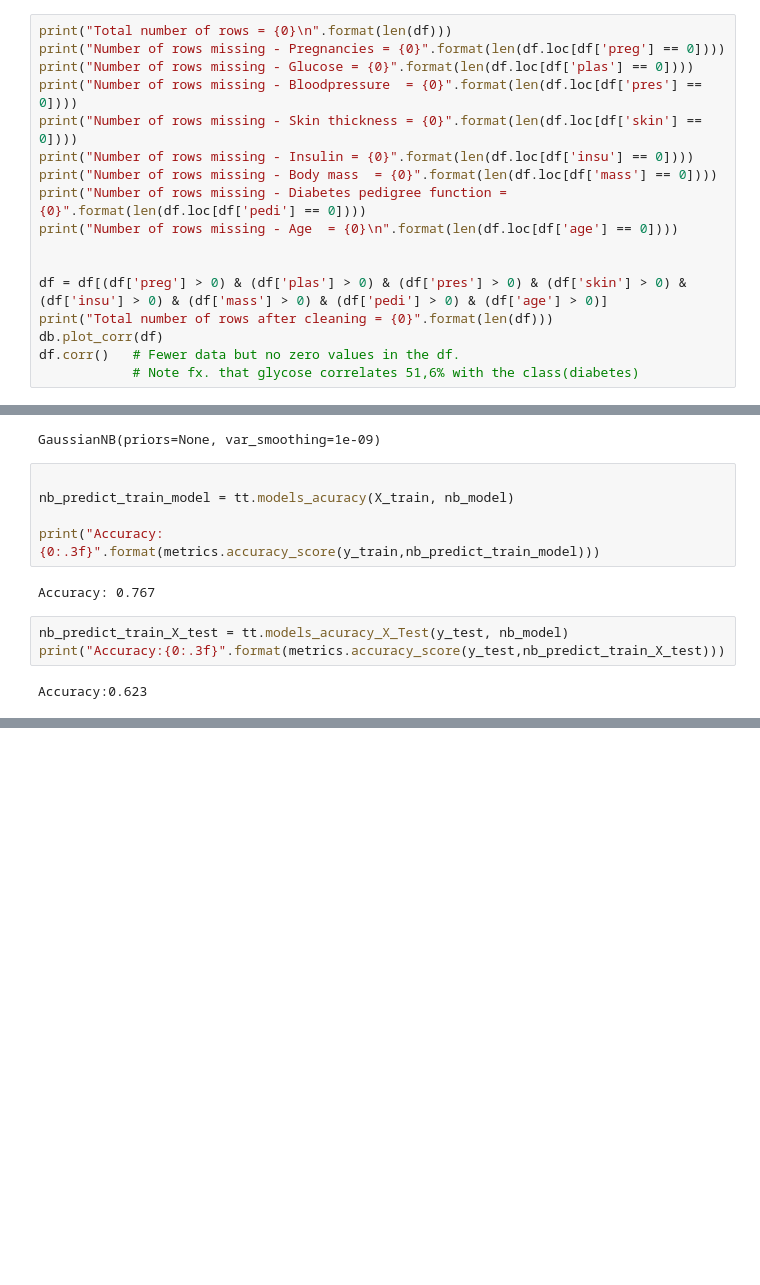
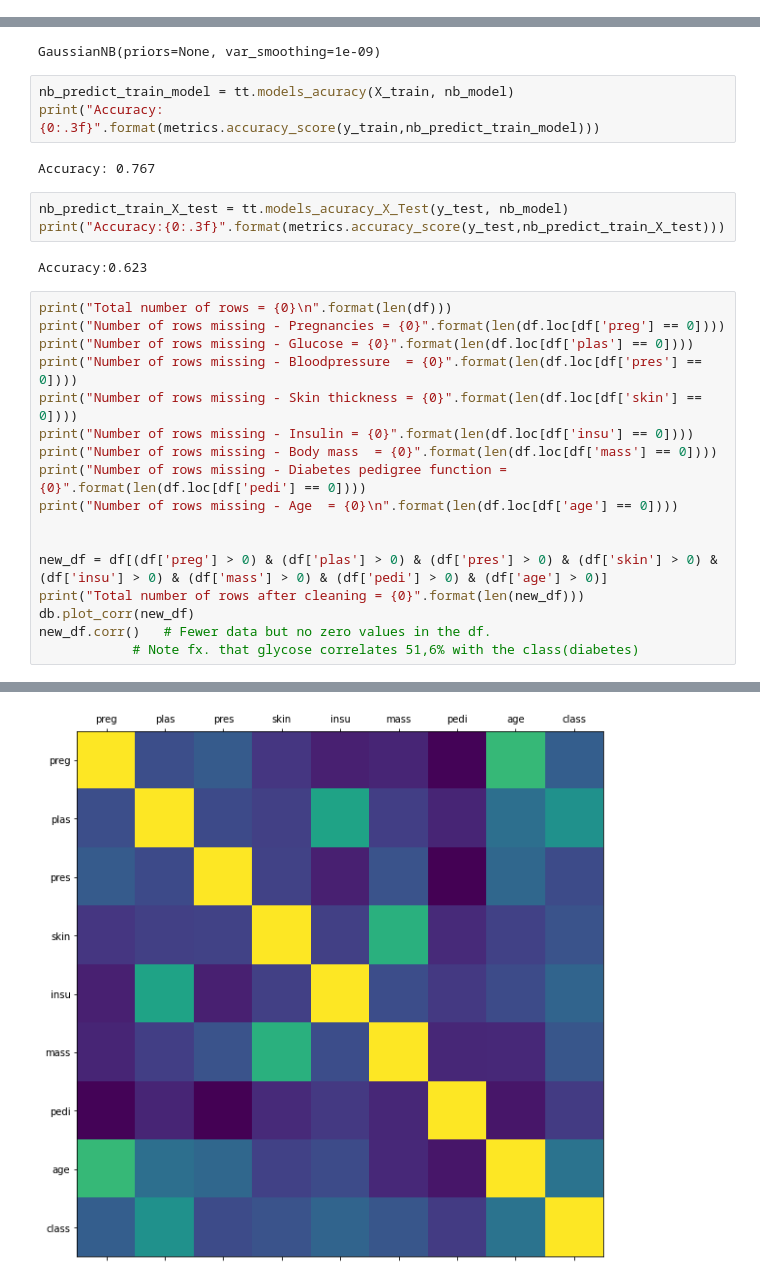
Before and after one commit to HenrikAgger/PythonProject, a Jupyter notebook: diabetes_analysis.ipynb, the cells around one changed output, grey strips where cells are left out. Drawn from its saved outputs; the diff is of its cells as text; blank space fills up the shorter version.

```diff
--- a/diabetes_analysis.ipynb
+++ b/diabetes_analysis.ipynb
@@ -38,20 +38,3 @@ print("{0:0.2f}% in test set".format((len(X_test)/len(df.index)) * 100))
 # %% [output]
 69.92% in training set
 30.08% in test set
-# %%
-print("Total number of rows = {0}\n".format(len(df)))
-print("Number of rows missing - Pregnancies = {0}".format(len(df.loc[df['preg'] == 0])))
-print("Number of rows missing - Glucose = {0}".format(len(df.loc[df['plas'] == 0])))
-print("Number of rows missing - Bloodpressure  = {0}".format(len(df.loc[df['pres'] == 0])))
-print("Number of rows missing - Skin thickness = {0}".format(len(df.loc[df['skin'] == 0])))
-print("Number of rows missing - Insulin = {0}".format(len(df.loc[df['insu'] == 0])))
-print("Number of rows missing - Body mass  = {0}".format(len(df.loc[df['mass'] == 0])))
-print("Number of rows missing - Diabetes pedigree function = {0}".format(len(df.loc[df['pedi'] == 0])))
-print("Number of rows missing - Age  = {0}\n".format(len(df.loc[df['age'] == 0])))
-
-
-df = df[(df['preg'] > 0) & (df['plas'] > 0) & (df['pres'] > 0) & (df['skin'] > 0) & (df['insu'] > 0) & (df['mass'] > 0) & (df['pedi'] > 0) & (df['age'] > 0)]
-print("Total number of rows after cleaning = {0}".format(len(df)))
-db.plot_corr(df)
-df.corr()   # Fewer data but no zero values in the df.
-            # Note fx. that glycose correlates 51,6% with the class(diabetes)
@@ -85,9 +44,7 @@ print(nb_model)
 # %% [output]
 GaussianNB(priors=None, var_smoothing=1e-09)
 # %%
-
 nb_predict_train_model = tt.models_acuracy(X_train, nb_model)
-
 print("Accuracy: {0:.3f}".format(metrics.accuracy_score(y_train,nb_predict_train_model)))
 # %% [output]
 Accuracy: 0.767
@@ -96,3 +53,21 @@ nb_predict_train_X_test = tt.models_acuracy_X_Test(y_test, nb_model)
 print("Accuracy:{0:.3f}".format(metrics.accuracy_score(y_test,nb_predict_train_X_test)))
 # %% [output]
 Accuracy:0.623
+# %%
+print("Total number of rows = {0}\n".format(len(df)))
+print("Number of rows missing - Pregnancies = {0}".format(len(df.loc[df['preg'] == 0])))
+print("Number of rows missing - Glucose = {0}".format(len(df.loc[df['plas'] == 0])))
+print("Number of rows missing - Bloodpressure  = {0}".format(len(df.loc[df['pres'] == 0])))
+print("Number of rows missing - Skin thickness = {0}".format(len(df.loc[df['skin'] == 0])))
+print("Number of rows missing - Insulin = {0}".format(len(df.loc[df['insu'] == 0])))
+print("Number of rows missing - Body mass  = {0}".format(len(df.loc[df['mass'] == 0])))
+print("Number of rows missing - Diabetes pedigree function = {0}".format(len(df.loc[df['pedi'] == 0])))
+print("Number of rows missing - Age  = {0}\n".format(len(df.loc[df['age'] == 0])))
+
+
+new_df = df[(df['preg'] > 0) & (df['plas'] > 0) & (df['pres'] > 0) & (df['skin'] > 0) & (df['insu'] > 0) & (df['mass'] > 0) & (df['pedi'] > 0) & (df['age'] > 0)]
+print("Total number of rows after cleaning = {0}".format(len(new_df)))
+db.plot_corr(new_df)
+new_df.corr()   # Fewer data but no zero values in the df.
+            # Note fx. that glycose correlates 51,6% with the class(diabetes)
+# %% [output]
@@ -98,0 +96 @@ Accuracy:0.623
+[figure, added]
```
Also changed, not shown: parts of 3 cells of this notebook.
